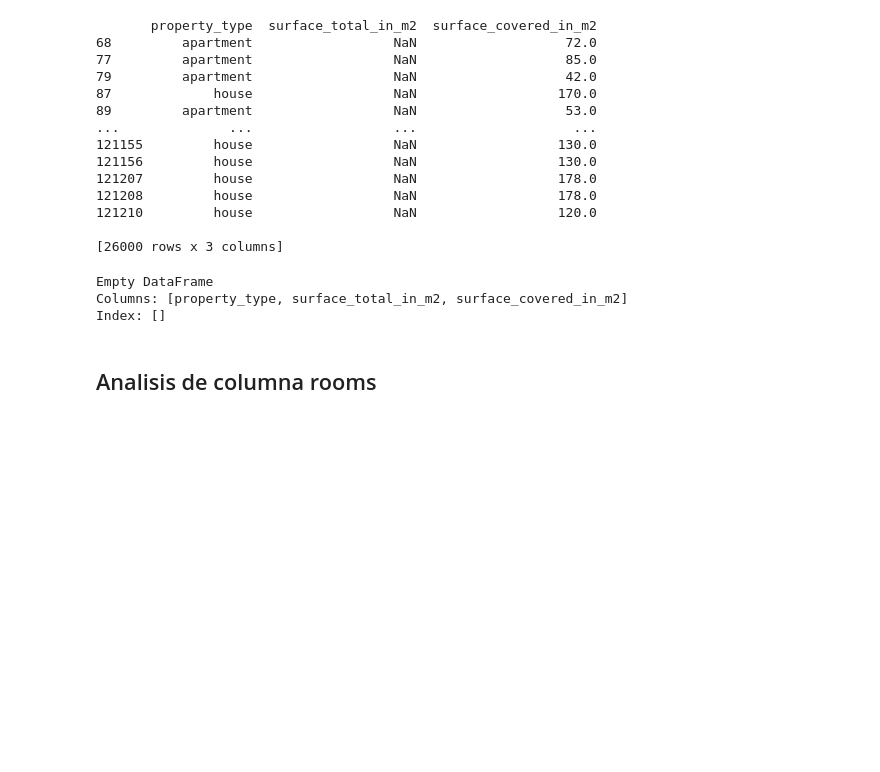
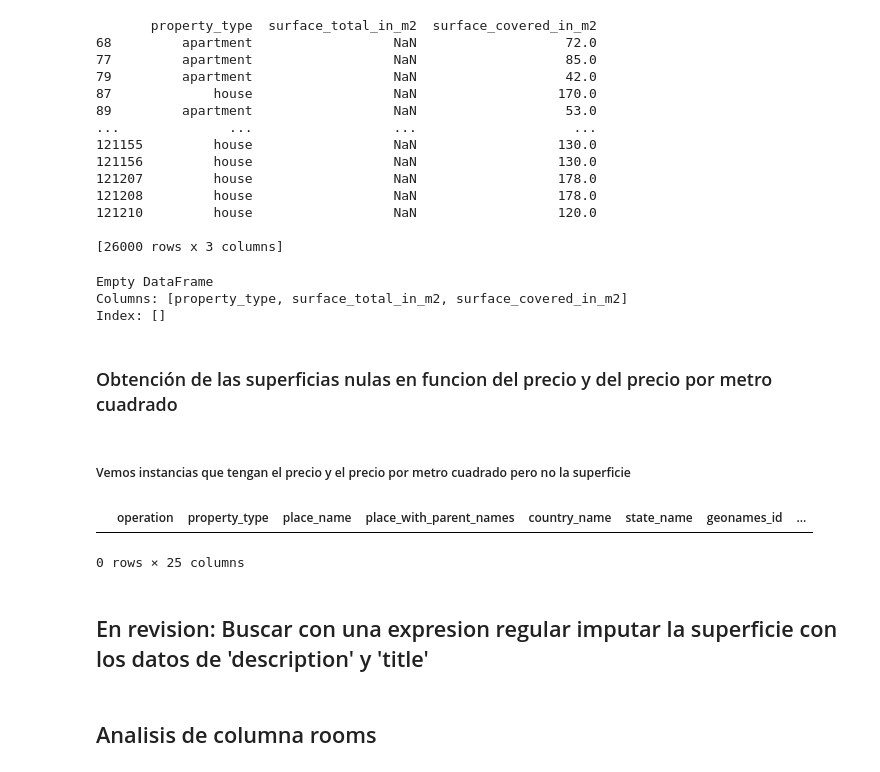
Before and after one commit to BenkosT/TP_Limpieza, a Jupyter notebook: Notebooks/Limpieza.ipynb, the cells around one changed output. Cells and saved outputs as stored; diff of their text form; code cells hidden in the pictures; blank space fills up the shorter version.

Commit message:
Se establecieron los pasos para seguir. Reunion 27/04

```diff
--- a/Notebooks/Limpieza.ipynb
+++ b/Notebooks/Limpieza.ipynb
@@ -354,3 +363,7 @@ Index: []
 data.loc[mask_surface_total_in_m2_zero.index, "surface_total_in_m2"] = data.loc[mask_surface_total_in_m2_zero.index, "surface_covered_in_m2"]
 
 #Aca imputamos las instancias de superficie total iguales a cero o nulos con el valor correspondiente de esa instancia de superficie cubierta cuando este valor no es cero o nulo
+# %% [markdown]
+### Obtención de las superficias nulas en funcion del precio y del precio por metro cuadrado
+# %% [markdown]
+##### Vemos instancias que tengan el precio y el precio por metro cuadrado pero no la superficie
@@ -357,3 +372,16 @@ data.loc[mask_surface_total_in_m2_zero.index, "surface_total_in_m2"] = data.loc[
+# %%
+# Se hacen mascaras booleanas por separado para garantizar que funcione
+mask_1 = (mask_surface_total_in_m2_zero.price != 0) & (mask_surface_total_in_m2_zero.price.notnull())
+mask_2 = (mask_surface_total_in_m2_zero.price_usd_per_m2!=0) & (mask_surface_total_in_m2_zero.price_usd_per_m2.notnull())
+mask_3 = (mask_surface_total_in_m2_zero.price_per_m2!=0) & (mask_surface_total_in_m2_zero.price_per_m2.notnull())
+aplicacion = mask_surface_total_in_m2_zero[mask_1 & mask_2]
+aplicacion
+# No hay ningun dato que contenga el precio y el precio por metro cuadrado pero NO contenga la superficie, po lo tanto no podemos imputar la superficie de los precios
+# %% [output]
+|  | operation | property_type | place_name | place_with_parent_names | country_name | state_name | geonames_id | ... |
+0 rows × 25 columns
+# %% [markdown]
+## En revision: Buscar con una expresion regular imputar la superficie con los datos de 'description' y 'title'
 # %% [markdown]
 ## Analisis de columna rooms
 # %% [markdown]
```
Also changed, not shown: parts of 18 cells of this notebook.
